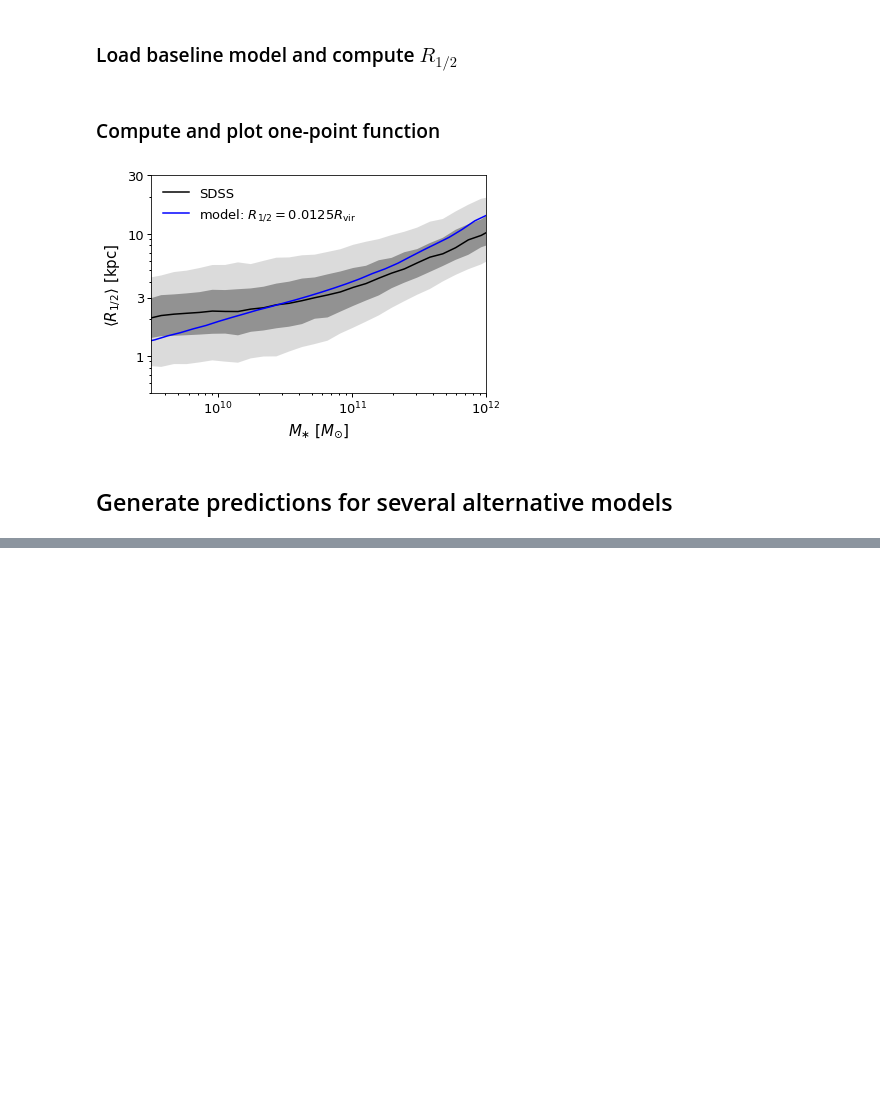
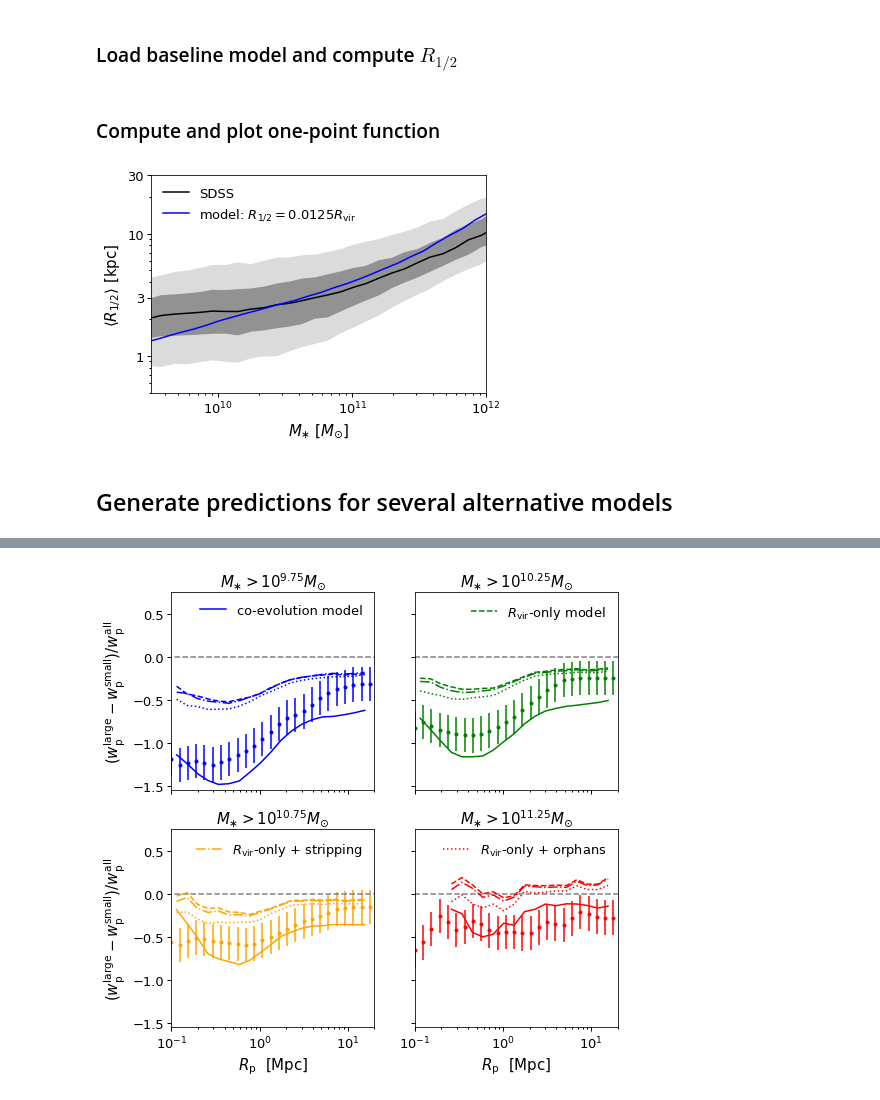
Before and after one commit to aphearin/galsize_models, a Jupyter notebook: notebooks/penultimate_results.ipynb, the cells around one changed output, grey strips where cells are left out. Cells and saved outputs as stored; diff of their text form; code cells hidden in the pictures; blank space fills up the shorter version.

Commit message:
Updated all figures

```diff
--- a/notebooks/penultimate_results.ipynb
+++ b/notebooks/penultimate_results.ipynb
@@ -148,7 +183,4 @@ fracdiff_sm10p75_mock_mstar_no_orphans, fracdiff_sm11p25_mock_mstar_no_orphans =
 # %%
-from galsize_models.measurements import single_component_ratios
-logsm_bins = np.linspace(9, 12.25, 35)
-logsm_mids = 0.5*(logsm_bins[:-1] + logsm_bins[1:])
 
 mock['r50'] = mock['r50_nocorr']
 median_rhalf_mock, __, __ = binned_statistic(
@@ -158,6 +190,6 @@ median_rhalf_mock, __, __ = binned_statistic(
 mock['r50_median'] = np.interp(np.log10(mock['mstar']),
                               logsm_mids, median_rhalf_mock)
 
-result = single_component_ratios(mock[~mock['orphan']], num_gals_max=int(1e5))
+result = single_component_ratios(mock[~mock['orphan']], num_gals_max=num_gals_max)
 rp_mids, fracdiff_sm9p75_mock_nocorr_no_orphans, fracdiff_sm10p25_mock_nocorr_no_orphans, \
 fracdiff_sm10p75_mock_nocorr_no_orphans, fracdiff_sm11p25_mock_nocorr_no_orphans = result
@@ -170,6 +204,6 @@ median_rhalf_mock, __, __ = binned_statistic(
 mock['r50_median'] = np.interp(np.log10(mock['mstar']),
                               logsm_mids, median_rhalf_mock)
 
-result = single_component_ratios(mock[~mock['orphan']], num_gals_max=int(1e5))
+result = single_component_ratios(mock[~mock['orphan']], num_gals_max=num_gals_max)
 rp_mids, fracdiff_sm9p75_mock_maxcorr_no_orphans, fracdiff_sm10p25_mock_maxcorr_no_orphans, \
 fracdiff_sm10p75_mock_maxcorr_no_orphans, fracdiff_sm11p25_mock_maxcorr_no_orphans = result
@@ -176,3 +227,16 @@ fracdiff_sm10p75_mock_maxcorr_no_orphans, fracdiff_sm11p25_mock_maxcorr_no_orpha
+# %%
+mock['r50'] = mock['r50_nocorr']
+
+median_rhalf_mock, __, __ = binned_statistic(
+        np.log10(mock['mstar'][~mock['disrupted']]), mock['r50'][~mock['disrupted']],
+    bins=logsm_bins)
+
+mock['r50_median'] = np.interp(np.log10(mock['mstar']),
+                              logsm_mids, median_rhalf_mock)
+
+result = single_component_ratios(mock[~mock['disrupted']], num_gals_max=num_gals_max)
+rp_mids, fracdiff_sm9p75_mock_nocorr_some_orphans, fracdiff_sm10p25_mock_nocorr_some_orphans, \
+fracdiff_sm10p75_mock_nocorr_some_orphans, fracdiff_sm11p25_mock_nocorr_some_orphans = result
 # %%
 fig, ((ax1, ax2), (ax3, ax4)) = plt.subplots(2, 2, sharex=True, sharey=True,
                                              figsize=(8, 8))
@@ -236,0 +303,70 @@ fig.savefig(figname, bbox_extra_artists=[xlabel3, ylabel3], bbox_inches='tight')
+# %%
+fig, ((ax1, ax2), (ax3, ax4)) = plt.subplots(2, 2, sharex=True, sharey=True,
+                                             figsize=(8, 8))
+
+axes = ax1, ax2, ax3, ax4
+
+for ax in axes:
+    ylim = ax.set_ylim(-1.55, 0.75)
+    xlim = ax.set_xlim(0.1, 20)
+    xscale = ax.set_xscale('log')
+    __=ax.plot(np.logspace(-2, 2, 100), np.zeros(100), '--', color='gray')
+
+
+__=ax4.errorbar(sdss_wp.rp, sdss_wp.fracdiff_sm11p25_smbell, sdss_wp.fracdiff_sm11p25_smbell_err,
+                fmt='.', color='red')
+__=ax3.errorbar(sdss_wp.rp, sdss_wp.fracdiff_sm10p75_smbell, sdss_wp.fracdiff_sm10p75_smbell_err,
+                fmt='.', color='orange')
+__=ax2.errorbar(sdss_wp.rp, sdss_wp.fracdiff_sm10p25_smbell, sdss_wp.fracdiff_sm10p25_smbell_err,
+                fmt='.', color='green')
+__=ax1.errorbar(sdss_wp.rp, sdss_wp.fracdiff_sm9p75_smbell, sdss_wp.fracdiff_sm9p75_smbell_err,
+                fmt='.', color='blue', label='')
+
+#  Maximum correlation, no orphans
+__=ax4.plot(rp_mids[3:], fracdiff_sm11p25_mock_maxcorr_no_orphans[3:], color='red')
+__=ax3.plot(rp_mids, fracdiff_sm10p75_mock_maxcorr_no_orphans, color='orange')
+__=ax2.plot(rp_mids, fracdiff_sm10p25_mock_maxcorr_no_orphans, color='green')
+__=ax1.plot(rp_mids, fracdiff_sm9p75_mock_maxcorr_no_orphans, color='blue',
+           label='co-evolution model')
+
+
+#  zero correlation, no orphans
+__=ax4.plot(rp_mids[3:], fracdiff_sm11p25_mock_nocorr_no_orphans[3:], '--', color='red')
+__=ax3.plot(rp_mids, fracdiff_sm10p75_mock_nocorr_no_orphans, '--', color='orange')
+__=ax2.plot(rp_mids, fracdiff_sm10p25_mock_nocorr_no_orphans, '--', color='green',
+           label=r'$R_{\rm vir}$-only model')
+__=ax1.plot(rp_mids, fracdiff_sm9p75_mock_nocorr_no_orphans, '--', color='blue')
+
+#  zero correlation, WITH orphans
+__=ax4.plot(rp_mids[3:], fracdiff_sm11p25_mock_nocorr_some_orphans[3:], ':', color='red',
+           label=r'$R_{\rm vir}$-only + orphans')
+__=ax3.plot(rp_mids, fracdiff_sm10p75_mock_nocorr_some_orphans, ':', color='orange')
+__=ax2.plot(rp_mids, fracdiff_sm10p25_mock_nocorr_some_orphans, ':', color='green')
+__=ax1.plot(rp_mids, fracdiff_sm9p75_mock_nocorr_some_orphans, ':', color='blue')
+
+#  zero correlation, with stripping
+__=ax4.plot(rp_mids[3:], fracdiff_sm11p25_mock_stripping_no_orphans[3:], '-.', color='red')
+__=ax3.plot(rp_mids, fracdiff_sm10p75_mock_stripping_no_orphans, '-.', color='orange',
+           label=r'$R_{\rm vir}$-only + stripping')
+__=ax2.plot(rp_mids, fracdiff_sm10p25_mock_stripping_no_orphans, '-.', color='green')
+__=ax1.plot(rp_mids, fracdiff_sm9p75_mock_stripping_no_orphans, '-.', color='blue')
+
+__=ax4.set_title(r'$M_{\ast} > 10^{11.25}M_{\odot}$')
+__=ax3.set_title(r'$M_{\ast} > 10^{10.75}M_{\odot}$')
+__=ax2.set_title(r'$M_{\ast} > 10^{10.25}M_{\odot}$')
+__=ax1.set_title(r'$M_{\ast} > 10^{9.75}M_{\odot}$')
+
+ylabel1 = ax1.set_ylabel(r'$(w_{\rm p}^{\rm large} - w_{\rm p}^{\rm small}) / w_{\rm p}^{\rm all}$')
+ylabel3 = ax3.set_ylabel(r'$(w_{\rm p}^{\rm large} - w_{\rm p}^{\rm small}) / w_{\rm p}^{\rm all}$')
+xlabel3 = ax3.set_xlabel(r'$R_{\rm p}$  $[{\rm Mpc}]$')
+xlabel4 = ax4.set_xlabel(r'$R_{\rm p}$  $[{\rm Mpc}]$')
+
+leg1 = ax1.legend()
+leg2 = ax2.legend()
+leg3 = ax3.legend()
+leg4 = ax4.legend()
+
+figname = 'penultimate_clustering_ratios_alternate_models.pdf'
+fig.savefig(figname, bbox_extra_artists=[xlabel3, ylabel3], bbox_inches='tight')
+# %% [output]
+[figure, added]
```
Also changed, not shown: parts of 11 cells of this notebook, 3 other files.
